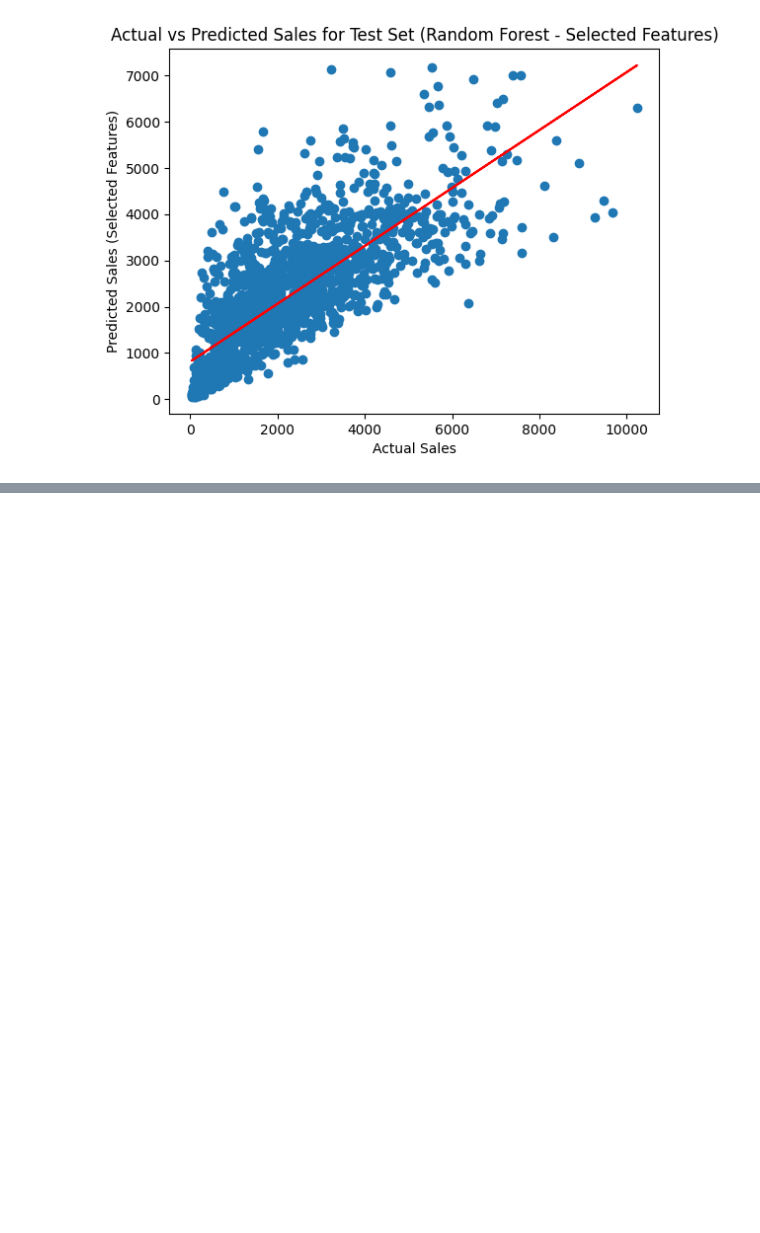
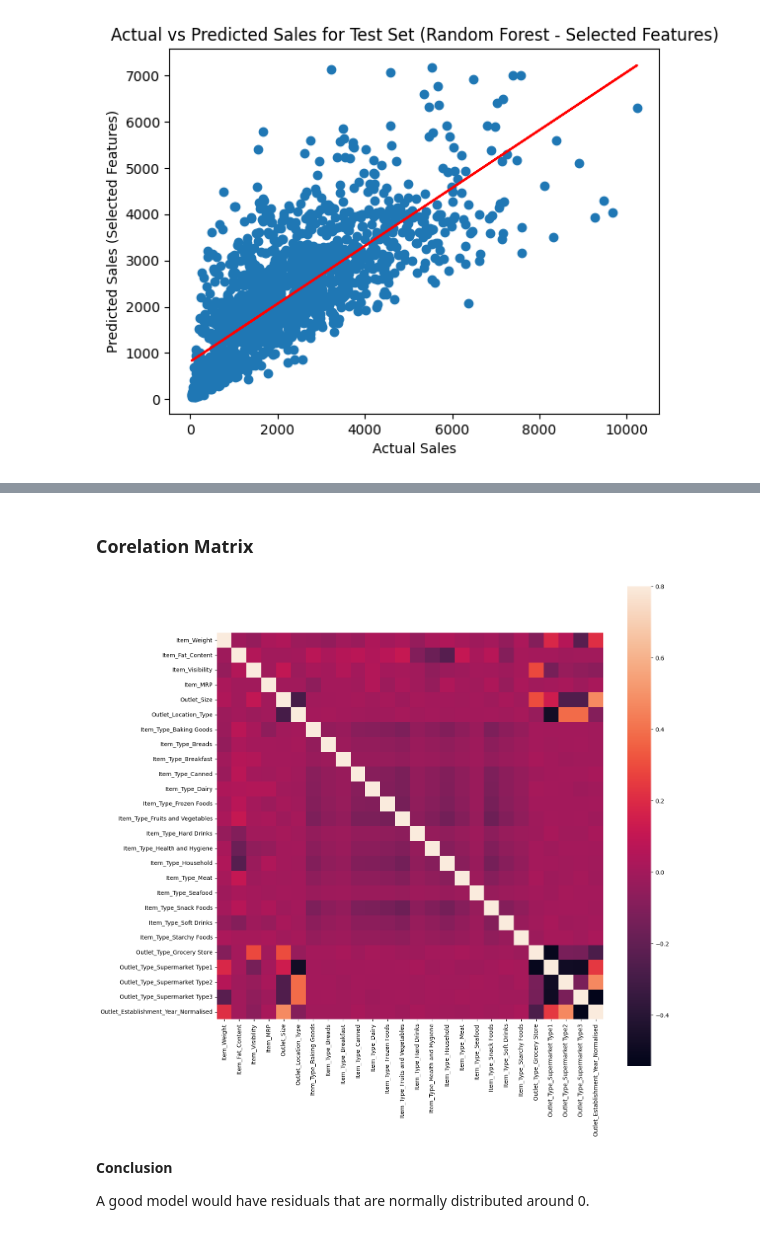
Before and after one commit to babutabhavya/big-mart-sales-prediction, a Jupyter notebook: main.ipynb, the cells around one changed output, grey strips where cells are left out. Saved outputs shown, nothing was run; the diff lists cells and outputs as text; code cells hidden in the pictures; blank space fills up the shorter version.

```diff
--- a/main.ipynb
+++ b/main.ipynb
@@ -663,0 +742,14 @@ Mean Squared Log Error: 0.2969417345988403
+# %% [markdown]
+### Corelation Matrix
+# %%
+C_mat = X_train.corr()
+
+fig = plt.figure(figsize = (15,15))
+sns.heatmap(C_mat, vmax = .8, square = True)
+plt.show()
+# %% [output]
+[figure, added]
+# %% [markdown]
+**Conclusion**
+
+A good model would have residuals that are normally distributed around 0.
```
Also changed, not shown: parts of 39 cells of this notebook, 3 other files.
